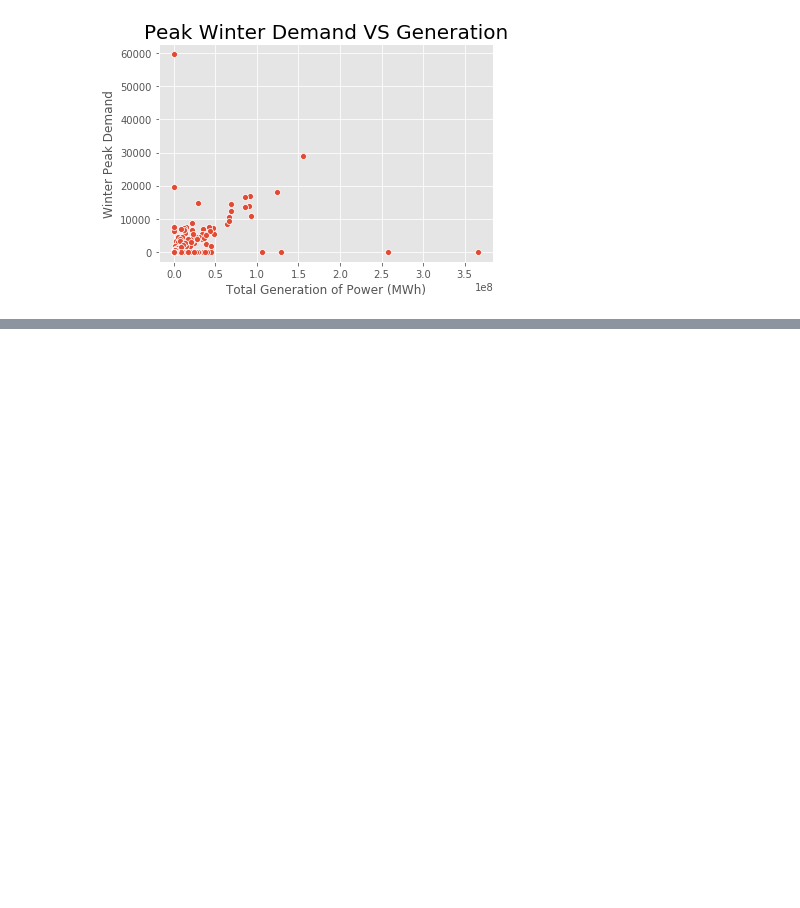
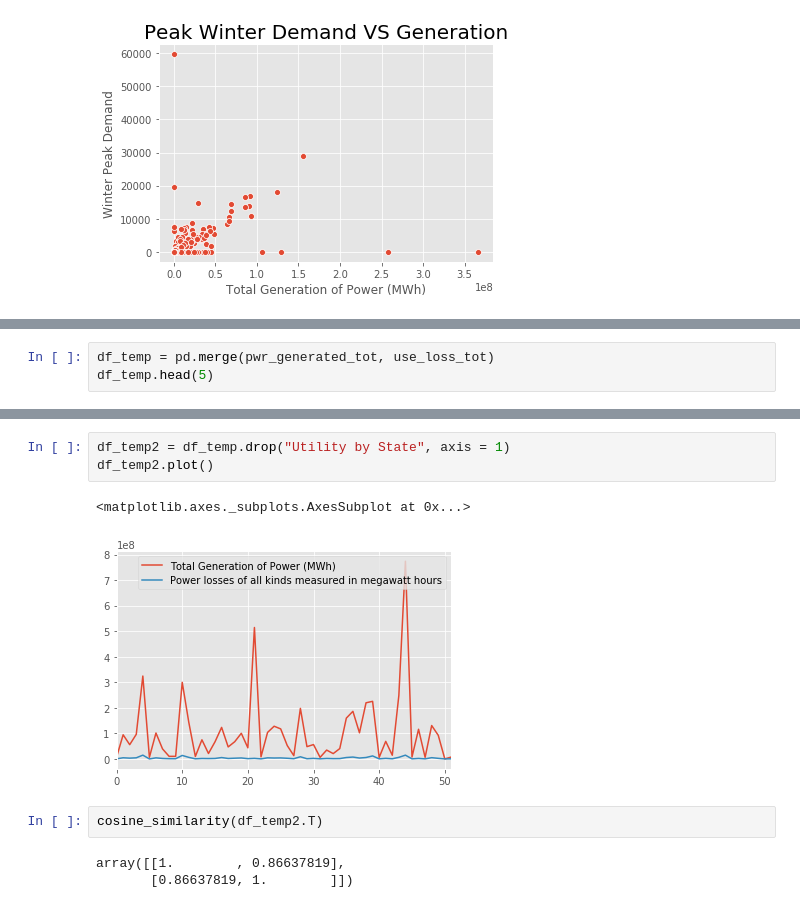
Before and after one commit to zhuy9/DMwP-EnergyUsage, a Jupyter notebook: Project_workspace.ipynb, the cells around one changed output, grey strips where cells are left out. Saved outputs shown, nothing was run; the diff lists cells and outputs as text; blank space fills up the shorter version.

```diff
--- a/Project_workspace.ipynb
+++ b/Project_workspace.ipynb
@@ -269,0 +304,3 @@ if (downloadPic):
+# %%
+df_temp = pd.merge(pwr_generated_tot, use_loss_tot)
+df_temp.head(5)
@@ -269,0 +314,11 @@ if (downloadPic):
+# %%
+df_temp2 = df_temp.drop("Utility by State", axis = 1)
+df_temp2.plot()
+# %% [output]
+<matplotlib.axes._subplots.AxesSubplot at 0x...>
+[figure, added]
+# %%
+cosine_similarity(df_temp2.T)
+# %% [output]
+array([[1.        , 0.86637819],
+       [0.86637819, 1.        ]])
```
Also changed, not shown: parts of 12 cells of this notebook.
